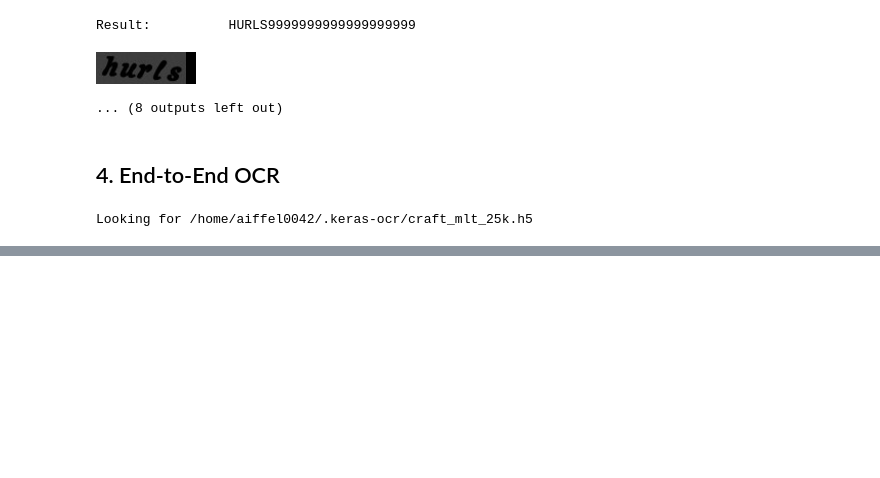
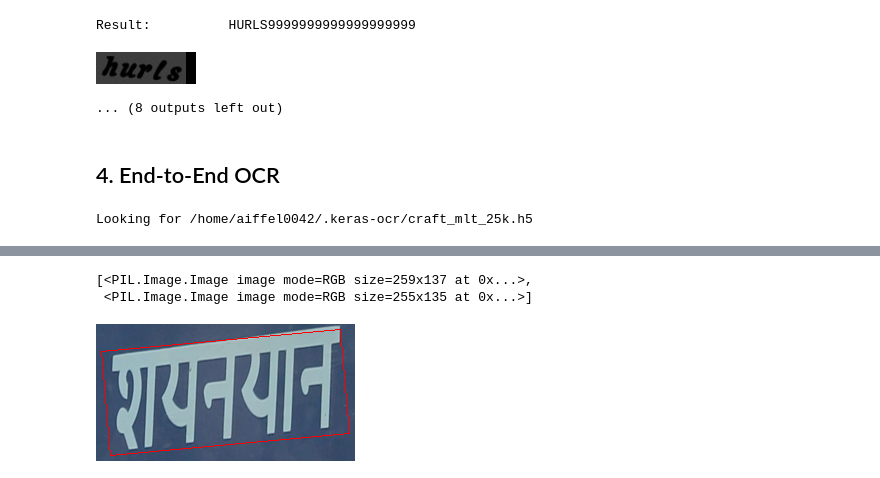
Before and after one commit to hwan27/aiffel, a Jupyter notebook: g/g6/OCR_detector.ipynb, the cells around one changed output, grey strips where cells are left out. Cells and saved outputs as stored; diff of their text form; code cells hidden in the pictures; blank space fills up the shorter version.

```diff
--- a/g/g6/OCR_detector.ipynb
+++ b/g/g6/OCR_detector.ipynb
@@ -371,0 +435,9 @@ def detect_text(img_path):
+# %%
+display(cropped_img)
+# %% [output]
+[<PIL.Image.Image image mode=RGB size=259x137 at 0x...>,
+ <PIL.Image.Image image mode=RGB size=255x135 at 0x...>]
+# %%
+display(cropped_img[0])
+# %% [output]
+[figure, added]
```
Also changed, not shown: parts of 12 cells of this notebook.
